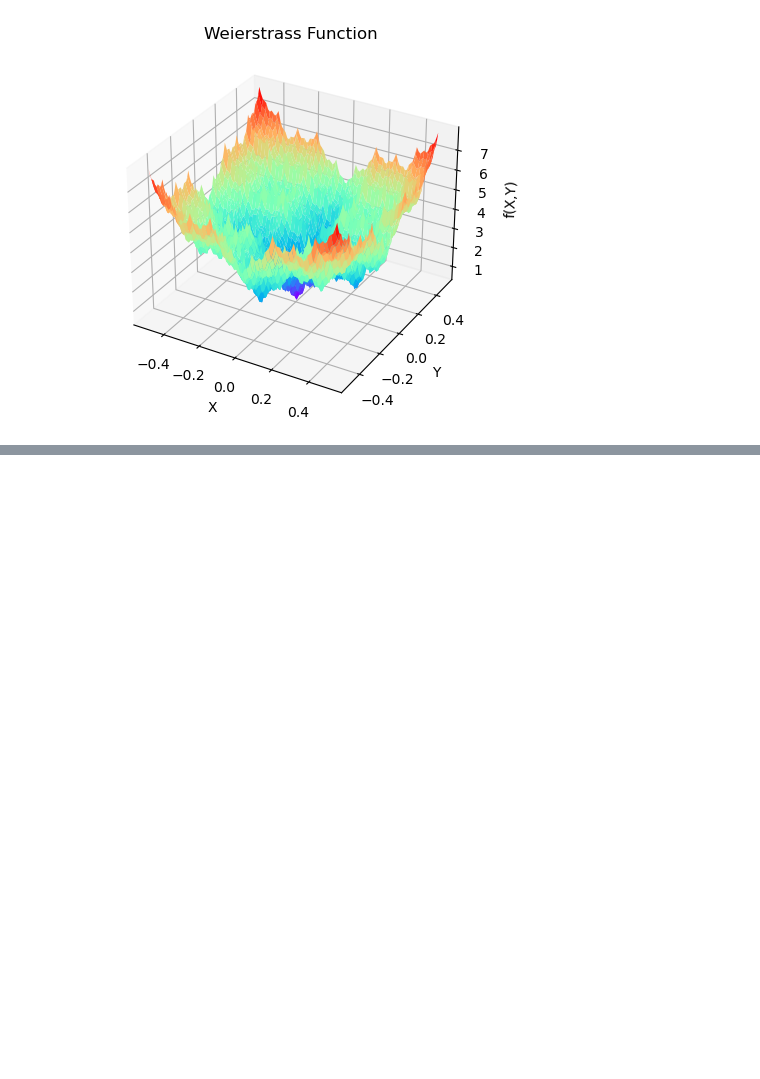
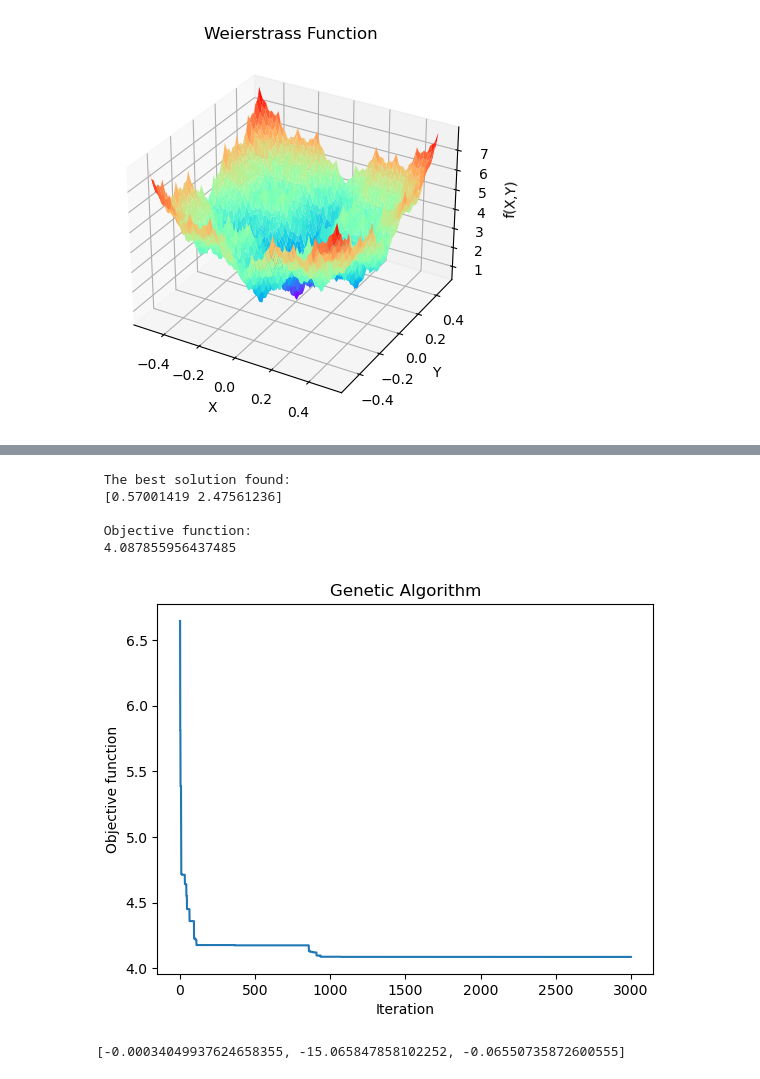
Before and after one commit to NamNguyen2015/optimizationProject, a Jupyter notebook: codes/Report_Optimization_Project.ipynb, the cells around one changed output, grey strips where cells are left out. Saved outputs shown, nothing was run; the diff lists cells and outputs as text; code cells hidden in the pictures; blank space fills up the shorter version.

```diff
--- a/codes/Report_Optimization_Project.ipynb
+++ b/codes/Report_Optimization_Project.ipynb
@@ -310,0 +266,2 @@ NameError: name 'x1' is not defined
+# %%
+X=[0.73962353, 1.26054321, 0.00478025]
@@ -310,0 +327,2 @@ NameError: name 'x1' is not defined
+# %%
+ x=[ 0.81212559, 12.31337101]
@@ -310,0 +333,4 @@ NameError: name 'x1' is not defined
+# %%
+x1,x2=x
+c = [1.5 + x1 * x2 + x1 - x2, -x1 * x2 + 10]
+c
@@ -310,0 +343,53 @@ NameError: name 'x1' is not defined
+# %%
+# Define the constants and bounds
+sigma_u = 20
+sigma_l = -15
+x_l = 0.1
+x_u = 5.0
+P = 20
+E = 1
+
+# Define the Constraint Functions
+def constraints(X):
+    x1, x2 = X
+    c1=P * (x2 + np.sqrt(2) * x1) / (np.sqrt(2) * x1**2 + 2 * x1 * x2) - sigma_u
+    c2=P / (x1 + np.sqrt(2) * x2) - sigma_u
+    c3=-P * x2 / (np.sqrt(2) * x1**2 + 2 * x1 * x2) - sigma_l
+    return [c1,c2,c3]
+
+
+# Define the Objective Function
+def OF(X):
+    x1, x2 = X
+    y=2 * np.sqrt(2) * x1 + x2
+    penalty = 0.0
+
+    for constraint in constraints(X):
+        if constraint > 0:
+            penalty +=1e20*constraint
+
+    return y + penalty
+
+# Define the optimization problem
+varbound = np.array([[0.1, 5.0]]*2)
+
+
+algorithm_param = {'max_num_iteration': 3000, \
+                   'population_size': 100, \
+                   'mutation_probability': 0.1, \
+                   'elit_ratio': 0.01, \
+                   'crossover_probability': 0.5, \
+                   'parents_portion': 0.3, \
+                   'crossover_type': 'uniform', \
+                   'max_iteration_without_improv': None}
+
+model = ga(function=OF, dimension=2, variable_type='real', variable_boundaries=varbound,algorithm_parameters=algorithm_param)
+
+model.run()
+# %% [output]
+ The best solution found:
+ [0.57001419 2.47561236]
+
+ Objective function:
+ 4.087855956437485
+[figure, added]
@@ -310,0 +398,4 @@ NameError: name 'x1' is not defined
+# %%
+constraints(x)
+# %% [output]
+[-0.00034049937624658355, -15.065847858102252, -0.06550735872600555]
```
Also changed, not shown: parts of 22 cells of this notebook.
